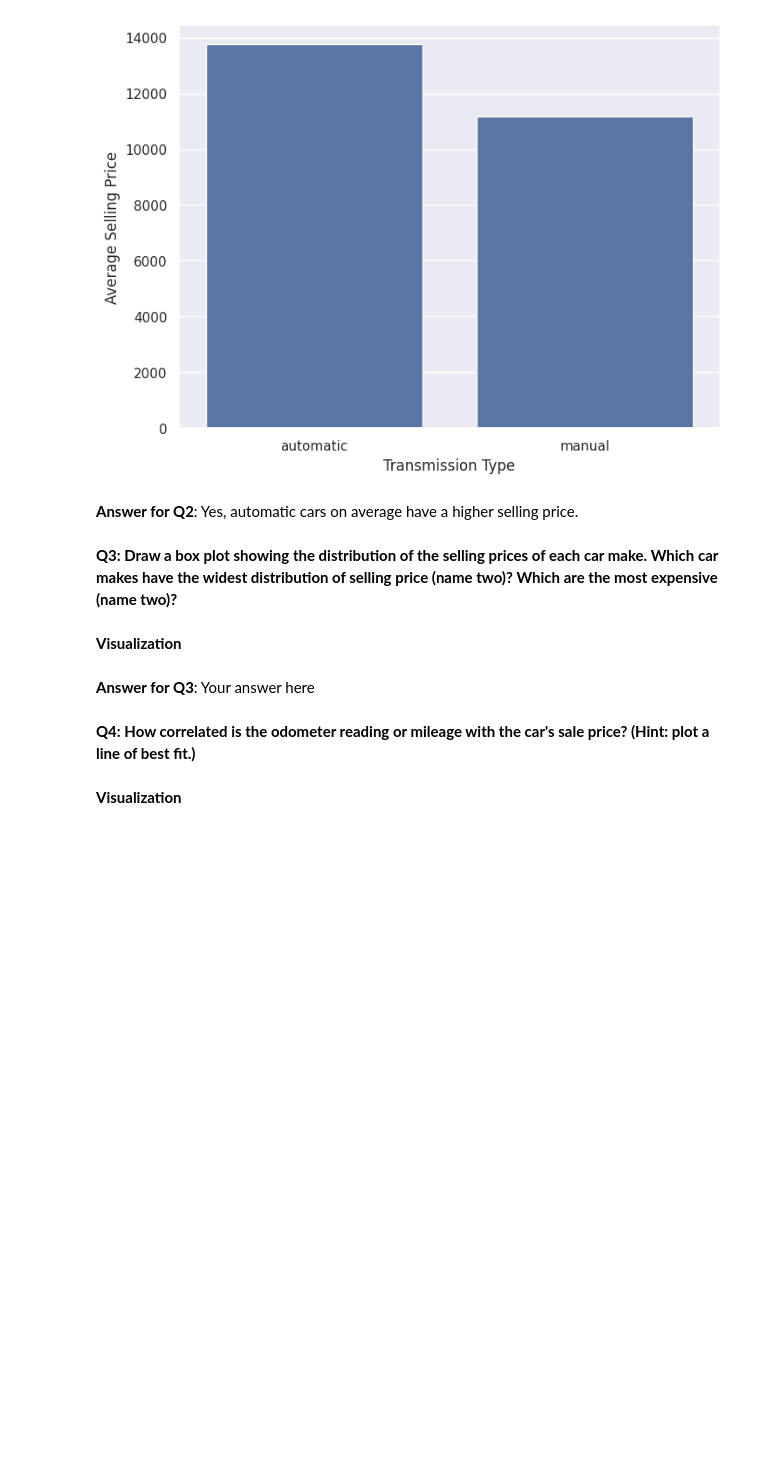
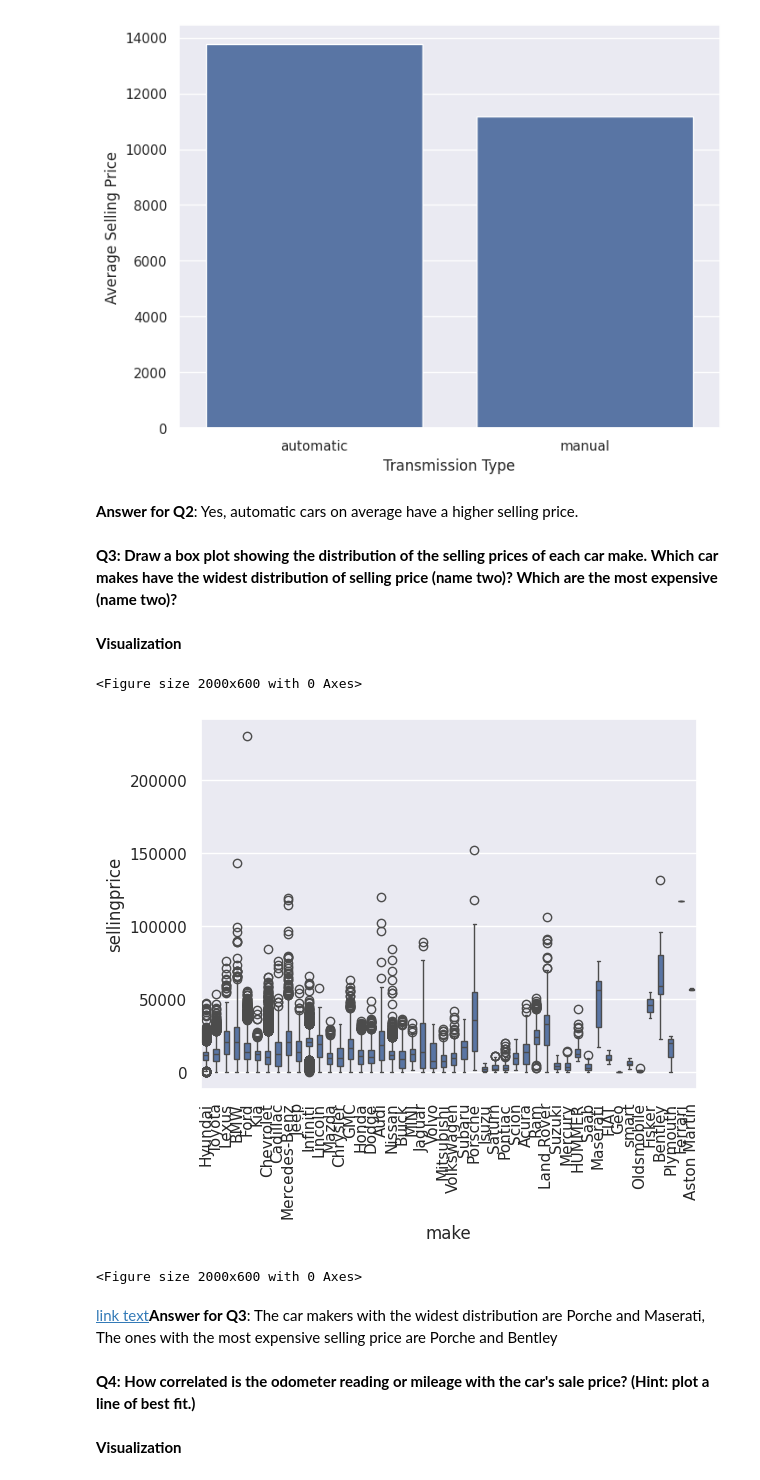
Before and after one commit to abdelrahman-walid/yougotsoftwared, a Jupyter notebook: Regression_Mini-Project.ipynb, the cells around one changed output. Saved outputs shown, nothing was run; the diff lists cells and outputs as text; code cells hidden in the pictures; blank space fills up the shorter version.

```diff
--- a/Regression_Mini-Project.ipynb
+++ b/Regression_Mini-Project.ipynb
@@ -227,8 +226,16 @@ plt.show()
 **Q3: Draw a box plot showing the distribution of the selling prices of each car make. Which car makes have the widest distribution of selling price (name two)? Which are the most expensive (name two)?**
 # %% [markdown]
 **Visualization**
-# %% [markdown]
-**Answer for Q3**: Your answer here
+# %%
+sns.boxplot(x='make', y='sellingprice', data=df, width=0.5);
+plt.xticks(rotation=90)
+plt.figure(figsize=(20, 6))
+# %% [output]
+<Figure size 2000x600 with 0 Axes>
+[figure, added]
+<Figure size 2000x600 with 0 Axes>
+# %% [markdown]
+[link text](https://)**Answer for Q3**: The car makers with the widest distribution are Porche and Maserati, The ones with the most expensive selling price are Porche and Bentley
 # %% [markdown]
 **Q4: How correlated is the odometer reading or mileage with the car's sale price? (Hint: plot a line of best fit.)**
 # %% [markdown]
```
Also changed, not shown: parts of 20 cells of this notebook.
